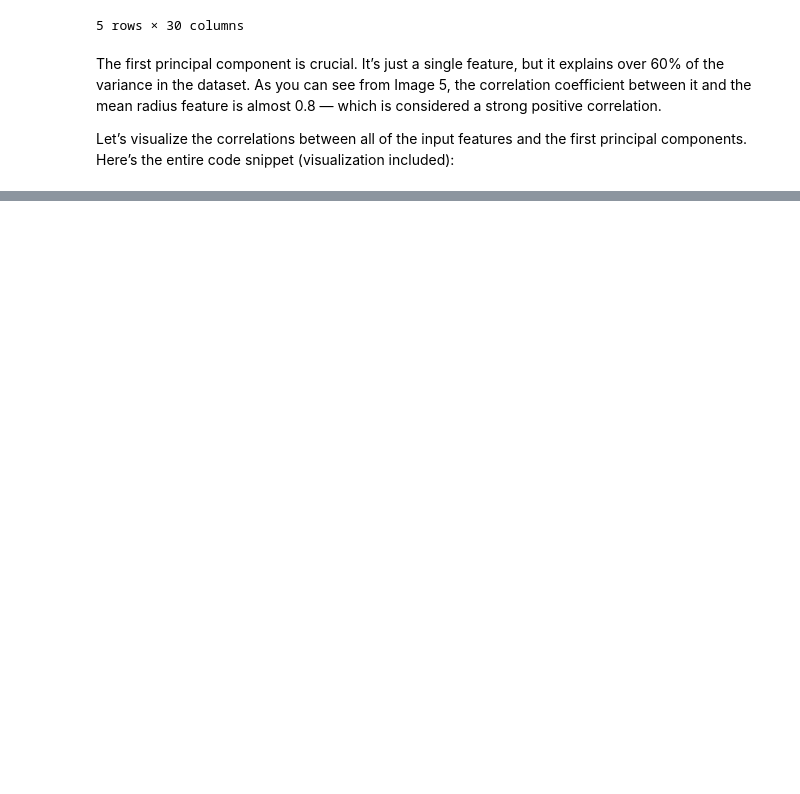
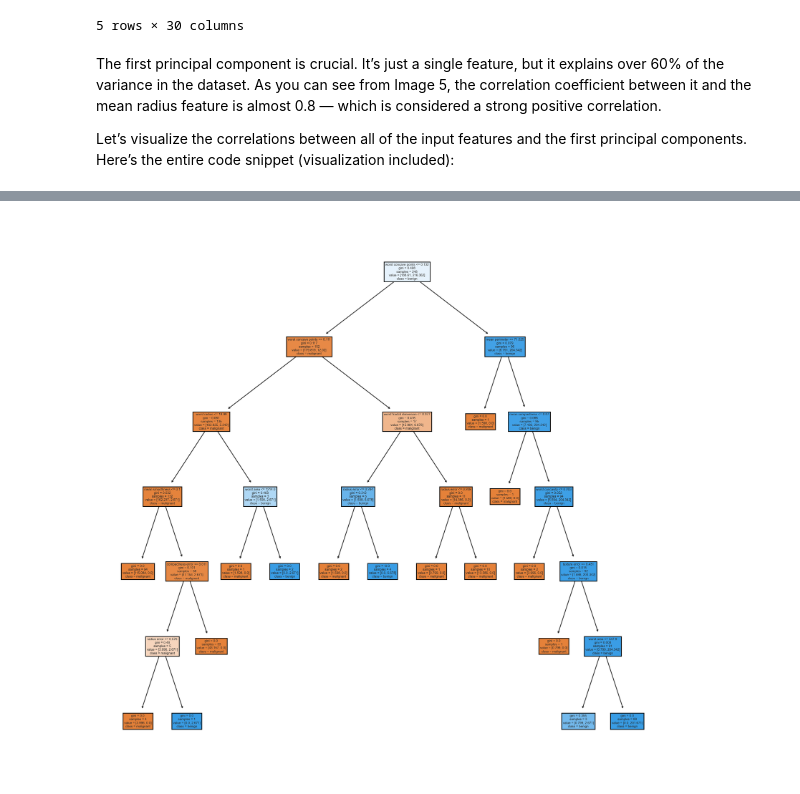
Before and after one commit to robinmasliah/kaggles, a Jupyter notebook: Cancer/Detect Cancer.ipynb, the cells around one changed output, grey strips where cells are left out. Cells and saved outputs as stored; diff of their text form; code cells hidden in the pictures; blank space fills up the shorter version.

```diff
--- a/Cancer/Detect Cancer.ipynb
+++ b/Cancer/Detect Cancer.ipynb
@@ -419,0 +432,24 @@ plot_confusion_matrix(y_test, y_pred)
+# %%
+cn = ['malignant', 'benign']
+
+fn = ['mean radius', 'mean texture', 'mean perimeter', 'mean area',
+       'mean smoothness', 'mean compactness', 'mean concavity',
+       'mean concave points', 'mean symmetry', 'mean fractal dimension',
+       'radius error', 'texture error', 'perimeter error', 'area error',
+       'smoothness error', 'compactness error', 'concavity error',
+       'concave points error', 'symmetry error',
+       'fractal dimension error', 'worst radius', 'worst texture',
+       'worst perimeter', 'worst area', 'worst smoothness',
+       'worst compactness', 'worst concavity', 'worst concave points',
+       'worst symmetry', 'worst fractal dimension']
+# %%
+from sklearn import tree
+
+fig, axes = plt.subplots(nrows = 1,ncols = 1,figsize = (4,4), dpi=800)
+tree.plot_tree(rf.estimators_[0],
+               feature_names = fn,
+               class_names=cn,
+               filled = True);
+fig.savefig('rf_individualtree.png')
+# %% [output]
+[figure, added]
```
Also changed, not shown: parts of 15 cells of this notebook.
